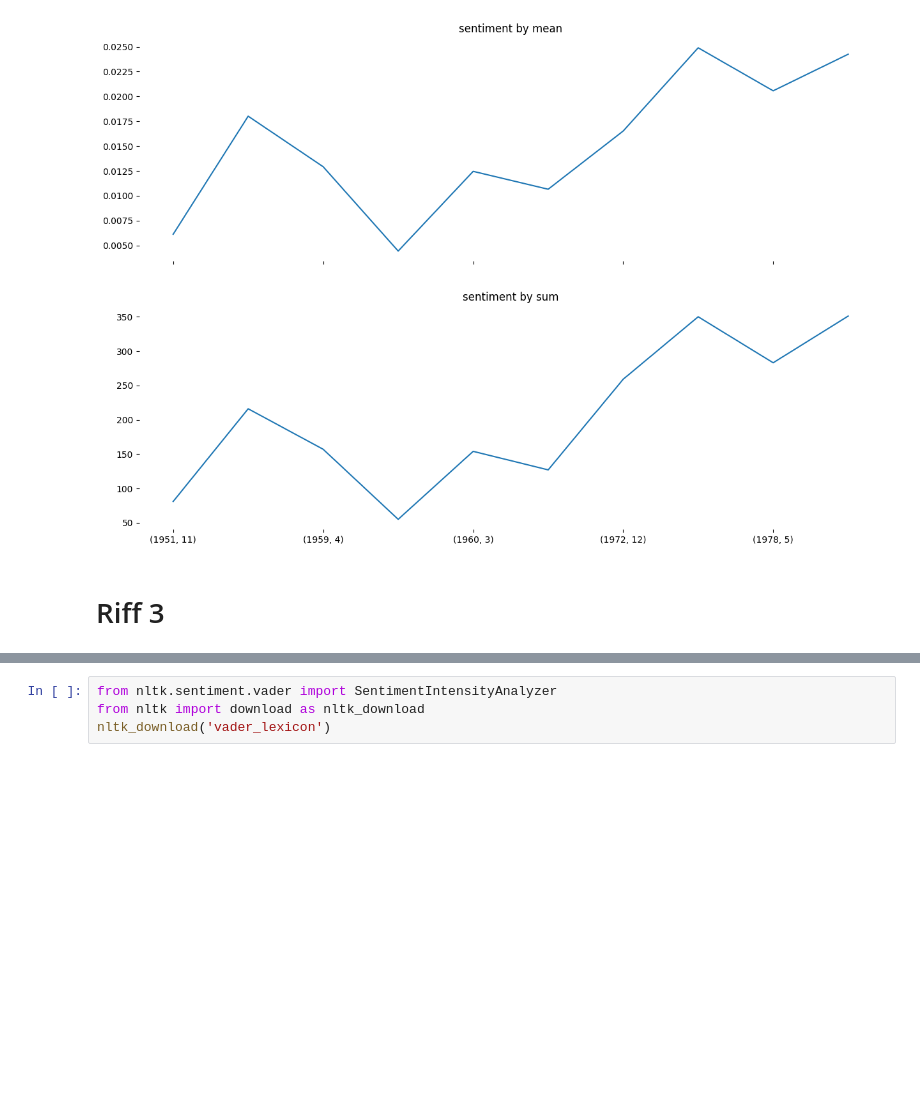
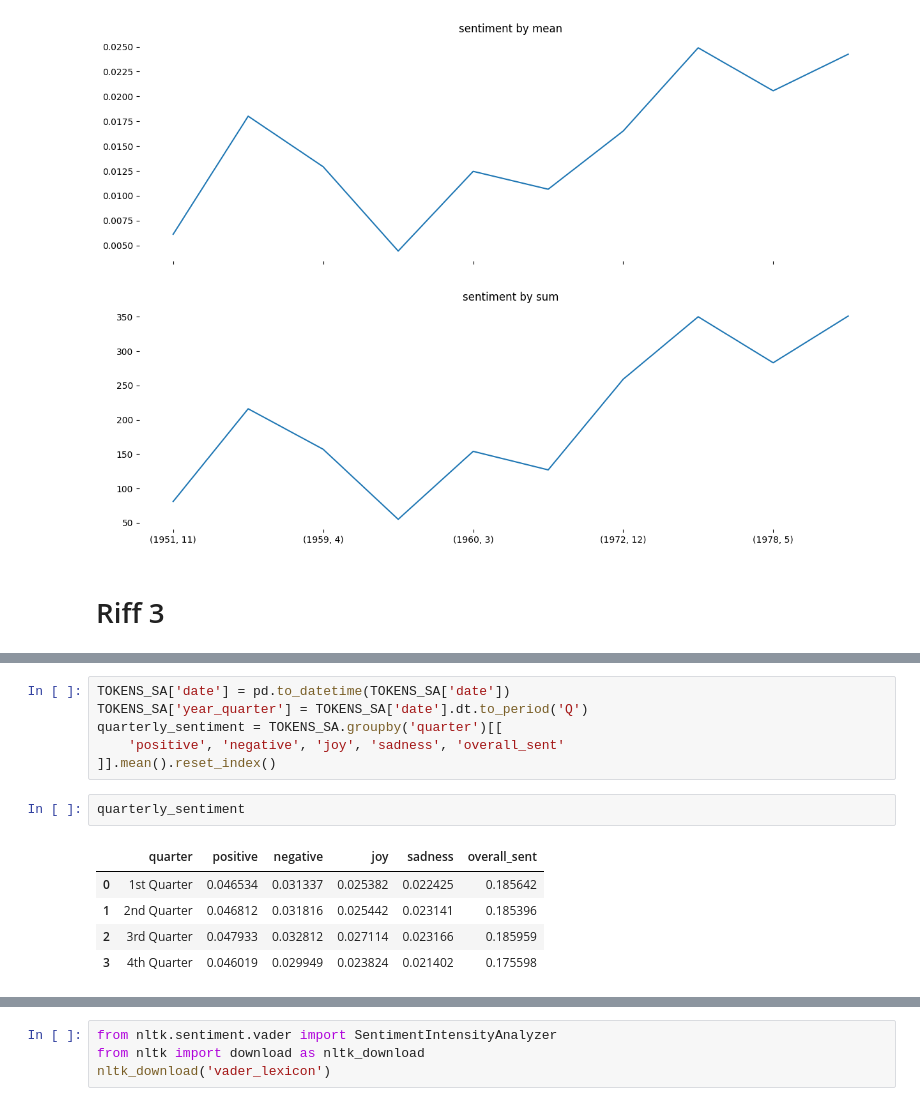
Before and after one commit to aniyahlater/ds5001_final_project, a Jupyter notebook: sentiment_analysis.ipynb, the cells around one changed output, grey strips where cells are left out. Drawn from its saved outputs; the diff is of its cells as text; blank space fills up the shorter version.

```diff
--- a/sentiment_analysis.ipynb
+++ b/sentiment_analysis.ipynb
@@ -313,0 +331,14 @@ plt.show()
+# %%
+TOKENS_SA['date'] = pd.to_datetime(TOKENS_SA['date'])
+TOKENS_SA['year_quarter'] = TOKENS_SA['date'].dt.to_period('Q')
+quarterly_sentiment = TOKENS_SA.groupby('quarter')[[
+    'positive', 'negative', 'joy', 'sadness', 'overall_sent'
+]].mean().reset_index()
+# %%
+quarterly_sentiment
+# %% [output]
+|  | quarter | positive | negative | joy | sadness | overall_sent |
+| 0 | 1st Quarter | 0.046534 | 0.031337 | 0.025382 | 0.022425 | 0.185642 |
+| 1 | 2nd Quarter | 0.046812 | 0.031816 | 0.025442 | 0.023141 | 0.185396 |
+| 2 | 3rd Quarter | 0.047933 | 0.032812 | 0.027114 | 0.023166 | 0.185959 |
+| 3 | 4th Quarter | 0.046019 | 0.029949 | 0.023824 | 0.021402 | 0.175598 |
```
Also changed, not shown: parts of 9 cells of this notebook, 5 other files.
